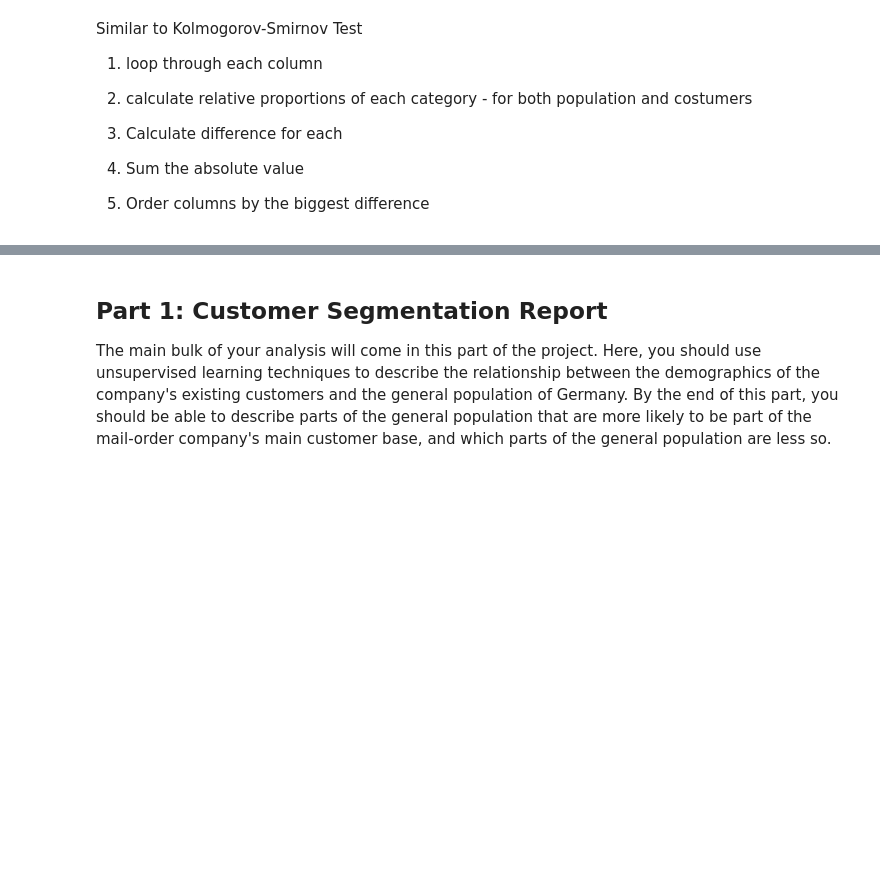
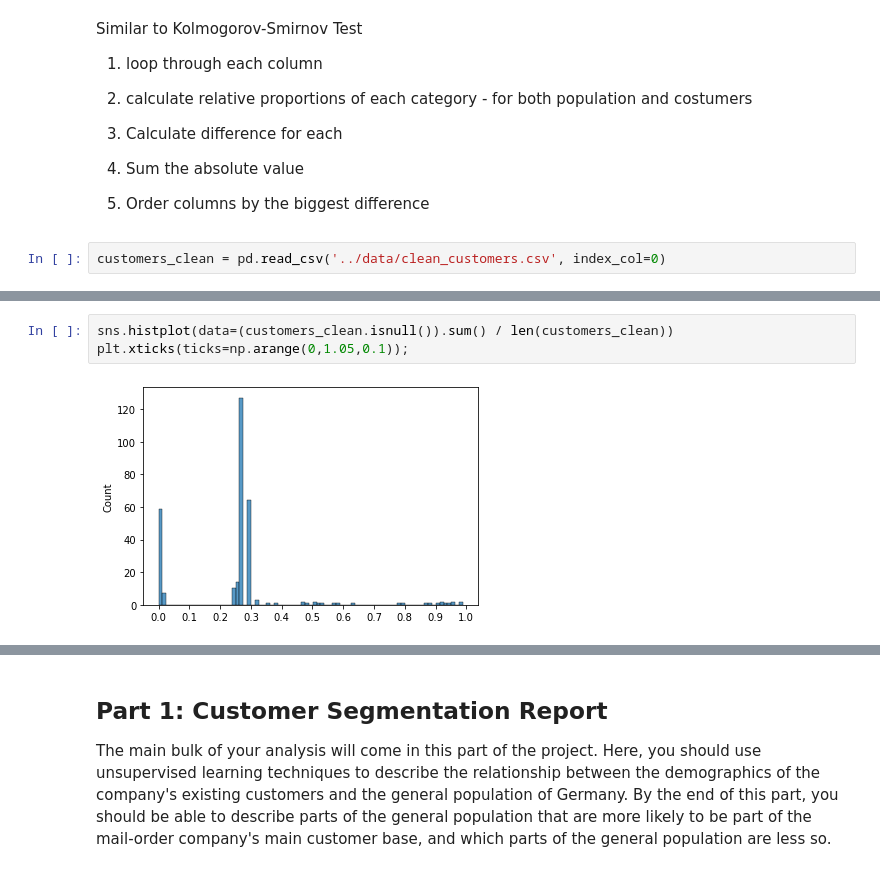
Before and after one commit to GaborJenei/Customer-Segmentation-Report-for-Arvato, a Jupyter notebook: Arvato Project Workbook.ipynb, the cells around one changed output, grey strips where cells are left out. Saved outputs shown, nothing was run; the diff lists cells and outputs as text; blank space fills up the shorter version.

```diff
--- a/Arvato Project Workbook.ipynb
+++ b/Arvato Project Workbook.ipynb
@@ -252,3 +252,5 @@ Similar to Kolmogorov-Smirnov Test
   3. Sum the absolute value
 
 2. Order columns by the biggest difference
+# %%
+customers_clean = pd.read_csv('../data/clean_customers.csv', index_col=0)
@@ -254,0 +283,5 @@ Similar to Kolmogorov-Smirnov Test
+# %%
+sns.histplot(data=(customers_clean.isnull()).sum() / len(customers_clean))
+plt.xticks(ticks=np.arange(0,1.05,0.1));
+# %% [output]
+[figure, added]
```
Also changed, not shown: parts of 16 cells of this notebook.
